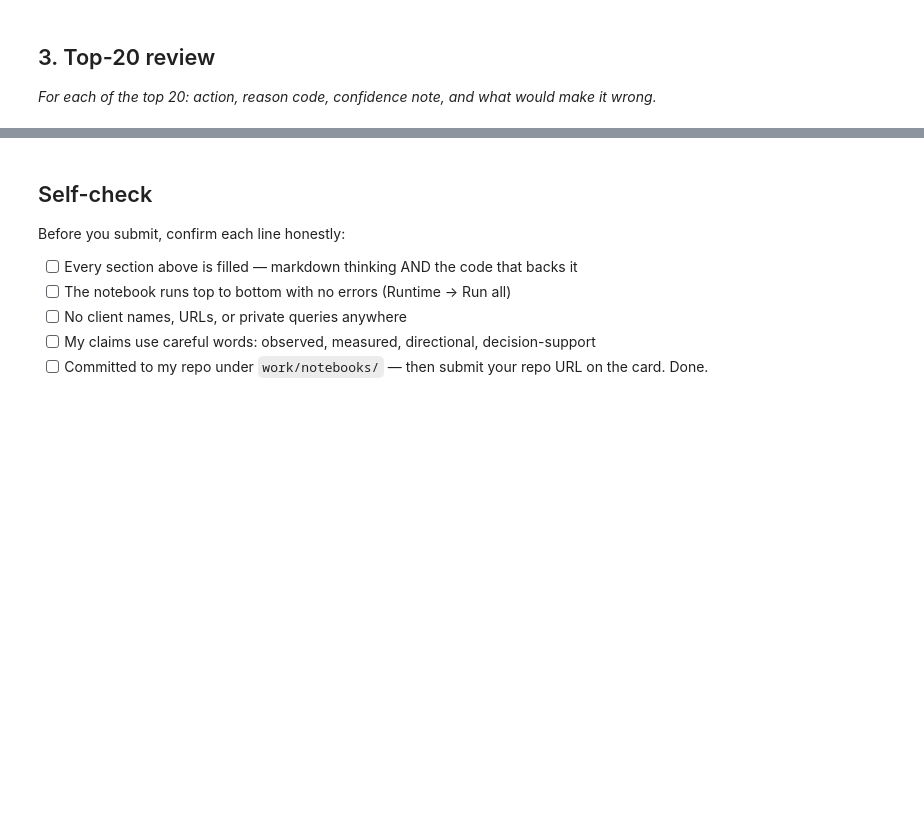
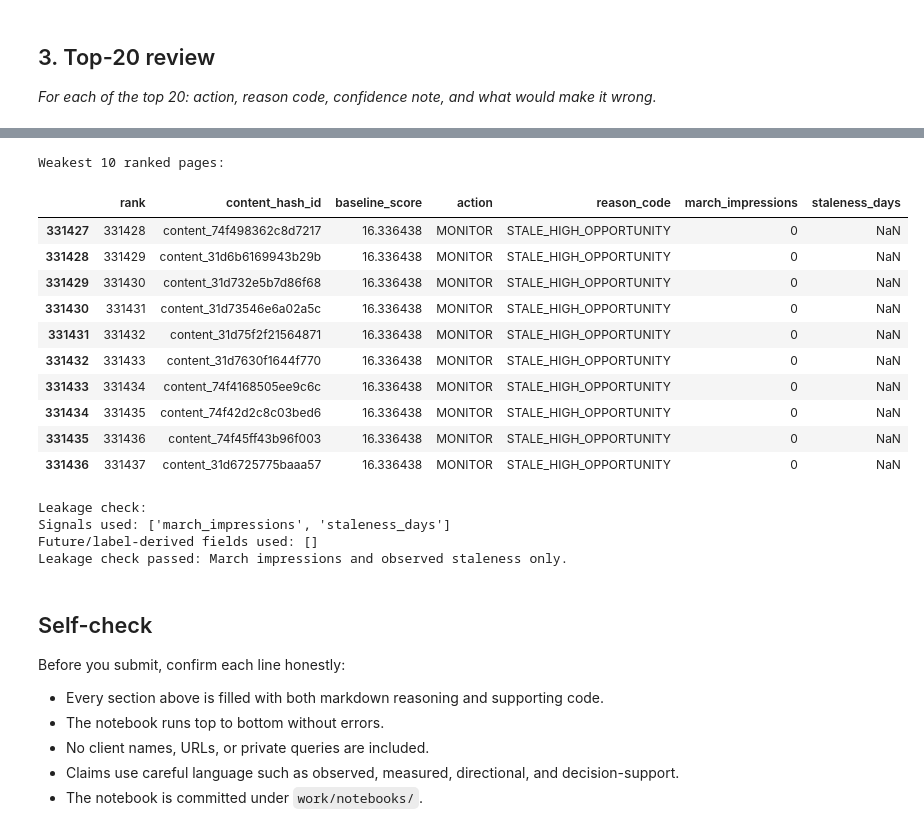
Before and after one commit to Marwan77770/Marwan_FlyRank, a Jupyter notebook: work/notebooks/w04_baseline_score.ipynb, the cells around one changed output, grey strips where cells are left out. Saved outputs shown, nothing was run; the diff lists cells and outputs as text; code cells hidden in the pictures; blank space fills up the shorter version.

```diff
--- a/work/notebooks/w04_baseline_score.ipynb
+++ b/work/notebooks/w04_baseline_score.ipynb
@@ -37,10 +420,76 @@ This skeleton is yours to fill. Work the sections **in order** — each one has
+# %%
+# Check the weakest ranked pages and verify that no future-window
+# or label-derived inputs are used in the baseline rule.
+
+weak_picks = baseline_queue.tail(10).copy()
+
+print("Weakest 10 ranked pages:")
+display(
+    weak_picks[
+        [
+            "rank",
+            "content_hash_id",
+            "baseline_score",
+            "action",
+            "reason_code",
+            "march_impressions",
+            "staleness_days"
+        ]
+    ]
+)
+
+print("\nLeakage check:")
+
+used_columns = {
+    "march_impressions",
+    "staleness_days"
+}
+
+future_or_label_terms = [
+    "label",
+    "declining",
+    "future",
+    "april",
+    "may",
+    "june",
+    "click"
+]
+
+print("Signals used:", sorted(used_columns))
+
+print(
+    "Future/label-derived fields used:",
+    [
+        col for col in used_columns
+        if any(term in col.lower() for term in future_or_label_terms)
+    ]
+)
+
+print("Leakage check passed: March impressions and observed staleness only.")
+# %% [output]
+Weakest 10 ranked pages:
+|  | rank | content_hash_id | baseline_score | action | reason_code | march_impressions | staleness_days |
+| 331427 | 331428 | content_74f498362c8d7217 | 16.336438 | MONITOR | STALE_HIGH_OPPORTUNITY | 0 | NaN |
+| 331428 | 331429 | content_31d6b6169943b29b | 16.336438 | MONITOR | STALE_HIGH_OPPORTUNITY | 0 | NaN |
+| 331429 | 331430 | content_31d732e5b7d86f68 | 16.336438 | MONITOR | STALE_HIGH_OPPORTUNITY | 0 | NaN |
+| 331430 | 331431 | content_31d73546e6a02a5c | 16.336438 | MONITOR | STALE_HIGH_OPPORTUNITY | 0 | NaN |
+| 331431 | 331432 | content_31d75f2f21564871 | 16.336438 | MONITOR | STALE_HIGH_OPPORTUNITY | 0 | NaN |
+| 331432 | 331433 | content_31d7630f1644f770 | 16.336438 | MONITOR | STALE_HIGH_OPPORTUNITY | 0 | NaN |
+| 331433 | 331434 | content_74f4168505ee9c6c | 16.336438 | MONITOR | STALE_HIGH_OPPORTUNITY | 0 | NaN |
+| 331434 | 331435 | content_74f42d2c8c03bed6 | 16.336438 | MONITOR | STALE_HIGH_OPPORTUNITY | 0 | NaN |
+| 331435 | 331436 | content_74f45ff43b96f003 | 16.336438 | MONITOR | STALE_HIGH_OPPORTUNITY | 0 | NaN |
+| 331436 | 331437 | content_31d6725775baaa57 | 16.336438 | MONITOR | STALE_HIGH_OPPORTUNITY | 0 | NaN |
+Leakage check:
+Signals used: ['march_impressions', 'staleness_days']
+Future/label-derived fields used: []
+Leakage check passed: March impressions and observed staleness only.
 # %% [markdown]
 ## Self-check
 
 Before you submit, confirm each line honestly:
 
-- [ ] Every section above is filled — markdown thinking AND the code that backs it
-- [ ] The notebook runs top to bottom with no errors (Runtime → Run all)
-- [ ] No client names, URLs, or private queries anywhere
-- [ ] My claims use careful words: observed, measured, directional, decision-support
-- [ ] Committed to my repo under `work/notebooks/` — then submit your repo URL on the card. Done.
+* Every section above is filled with both markdown reasoning and supporting code.
+* The notebook runs top to bottom without errors.
+* No client names, URLs, or private queries are included.
+* Claims use careful language such as observed, measured, directional, and decision-support.
+* The notebook is committed under `work/notebooks/`.
```
Also changed, not shown: parts of 21 cells of this notebook.
